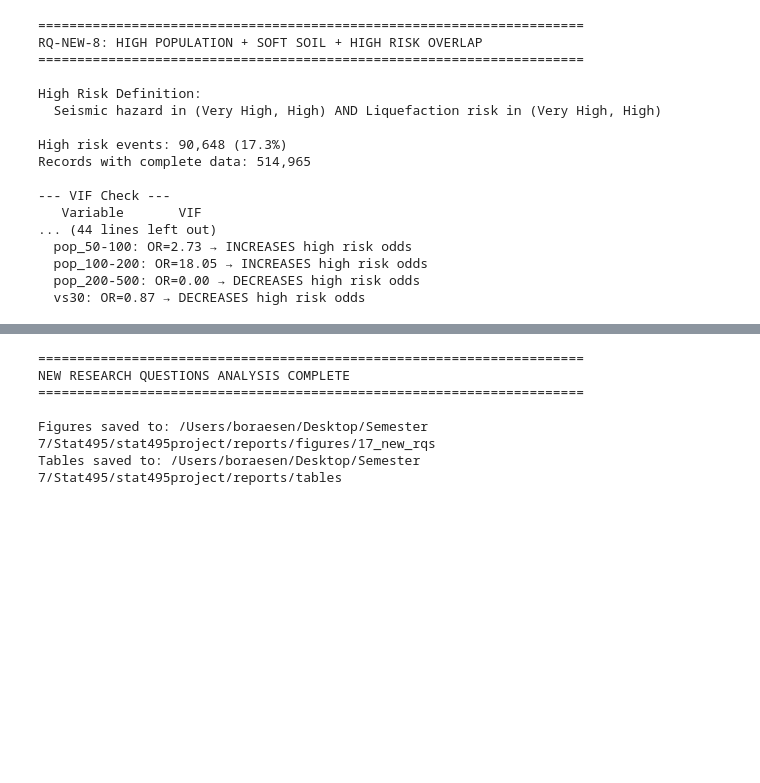
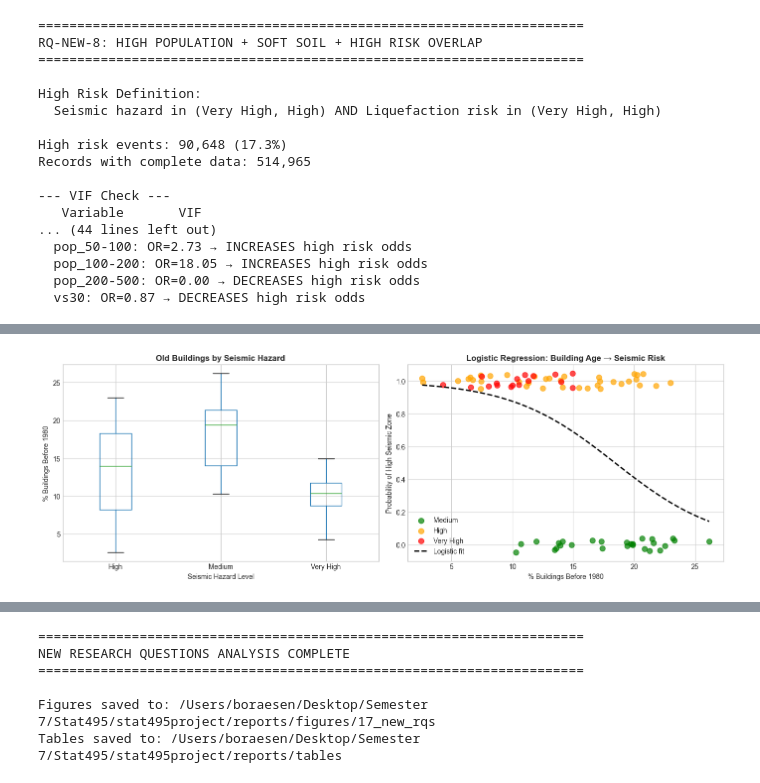
Before and after one commit to esenbora/stat495project, a Jupyter notebook: notebooks/17_new_research_questions.ipynb, the cells around one changed output, grey strips where cells are left out. Saved outputs shown, nothing was run; the diff lists cells and outputs as text; code cells hidden in the pictures; blank space fills up the shorter version.

```diff
--- a/notebooks/17_new_research_questions.ipynb
+++ b/notebooks/17_new_research_questions.ipynb
@@ -759,0 +882,82 @@ Records with complete data: 514,965
+# %%
+print('='*70)
+print('RQ-NEW-10: EARTHQUAKE VULNERABILITY BY BUILDING AGE')
+print('='*70)
+
+# Create high seismic hazard indicator (Very High OR High)
+building_df['high_seismic'] = building_df['seismic_hazard'].isin(['Very High', 'High']).astype(int)
+
+print(f"\nSeismic Hazard Distribution:")
+print(building_df['seismic_hazard'].value_counts())
+print(f"\nHigh Seismic Zone (Very High + High): {building_df['high_seismic'].sum()} provinces")
+
+# Descriptive stats by seismic hazard
+print("\n--- % Old Buildings by Seismic Hazard Level ---")
+hazard_stats = building_df.groupby('seismic_hazard')['pct_before_1980'].agg(['count', 'mean', 'std', 'median'])
+print(hazard_stats.round(2))
+
+# Spearman correlation
+# Create ordinal encoding for seismic hazard
+hazard_order = {'Medium': 1, 'High': 2, 'Very High': 3}
+building_df['seismic_hazard_ord'] = building_df['seismic_hazard'].map(hazard_order)
+
+rho, p_spearman = stats.spearmanr(building_df['pct_before_1980'], building_df['seismic_hazard_ord'])
+print(f"\n--- Spearman Correlation ---")
+print(f"Spearman rho: {rho:.4f}")
+print(f"P-value: {p_spearman:.4f}")
+
+# Logistic Regression: high_seismic ~ pct_before_1980
+print("\n--- Logistic Regression: High Seismic ~ % Old Buildings ---")
+X = sm.add_constant(building_df[['pct_before_1980']])
+y = building_df['high_seismic']
+
+logit_model = sm.Logit(y, X).fit(disp=0)
+print(logit_model.summary().tables[1])
+
+# Odds ratio
+odds_ratio = np.exp(logit_model.params['pct_before_1980'])
+ci = np.exp(logit_model.conf_int().loc['pct_before_1980'])
+print(f"\nOdds Ratio (per 1% increase in old buildings): {odds_ratio:.4f}")
+print(f"95% CI: ({ci[0]:.4f}, {ci[1]:.4f})")
+print(f"P-value: {logit_model.pvalues['pct_before_1980']:.4f}")
+
+# Interpretation
+if logit_model.pvalues['pct_before_1980'] < 0.05:
+    direction = "increases" if odds_ratio > 1 else "decreases"
+    print(f"\nInterpretation: Each 1% increase in old buildings {direction} odds of high seismic zone by {abs(odds_ratio-1)*100:.1f}%")
+
+# Visualization
+fig, axes = plt.subplots(1, 2, figsize=(14, 5))
+
+# Box plot
+ax1 = axes[0]
+building_df.boxplot(column='pct_before_1980', by='seismic_hazard', ax=ax1)
+ax1.set_xlabel('Seismic Hazard Level')
+ax1.set_ylabel('% Buildings Before 1980')
+ax1.set_title('Old Buildings by Seismic Hazard', fontweight='bold')
+plt.suptitle('')
+
+# Scatter with logistic curve
+ax2 = axes[1]
+colors = {'Medium': 'green', 'High': 'orange', 'Very High': 'red'}
+for hazard in ['Medium', 'High', 'Very High']:
+    subset = building_df[building_df['seismic_hazard'] == hazard]
+    ax2.scatter(subset['pct_before_1980'], subset['high_seismic'] + np.random.uniform(-0.05, 0.05, len(subset)),
+                c=colors[hazard], label=hazard, alpha=0.7, s=60)
+
+# Add logistic curve
+x_range = np.linspace(building_df['pct_before_1980'].min(), building_df['pct_before_1980'].max(), 100)
+X_pred = sm.add_constant(pd.DataFrame({'pct_before_1980': x_range}))
+y_pred = logit_model.predict(X_pred)
+ax2.plot(x_range, y_pred, 'k--', linewidth=2, label='Logistic fit')
+
+ax2.set_xlabel('% Buildings Before 1980')
+ax2.set_ylabel('Probability of High Seismic Zone')
+ax2.set_title('Logistic Regression: Building Age → Seismic Risk', fontweight='bold')
+ax2.legend()
+ax2.set_ylim(-0.1, 1.1)
+
+plt.tight_layout()
+plt.savefig(os.path.join(OUTPUT_DIR, 'rq10_vulnerability_correlation.png'), dpi=300, bbox_inches='tight')
+plt.show()
+# %% [output]
@@ -759,0 +981 @@ Records with complete data: 514,965
+[figure, added]
```
Also changed, not shown: parts of 15 cells of this notebook, 9 other files.
